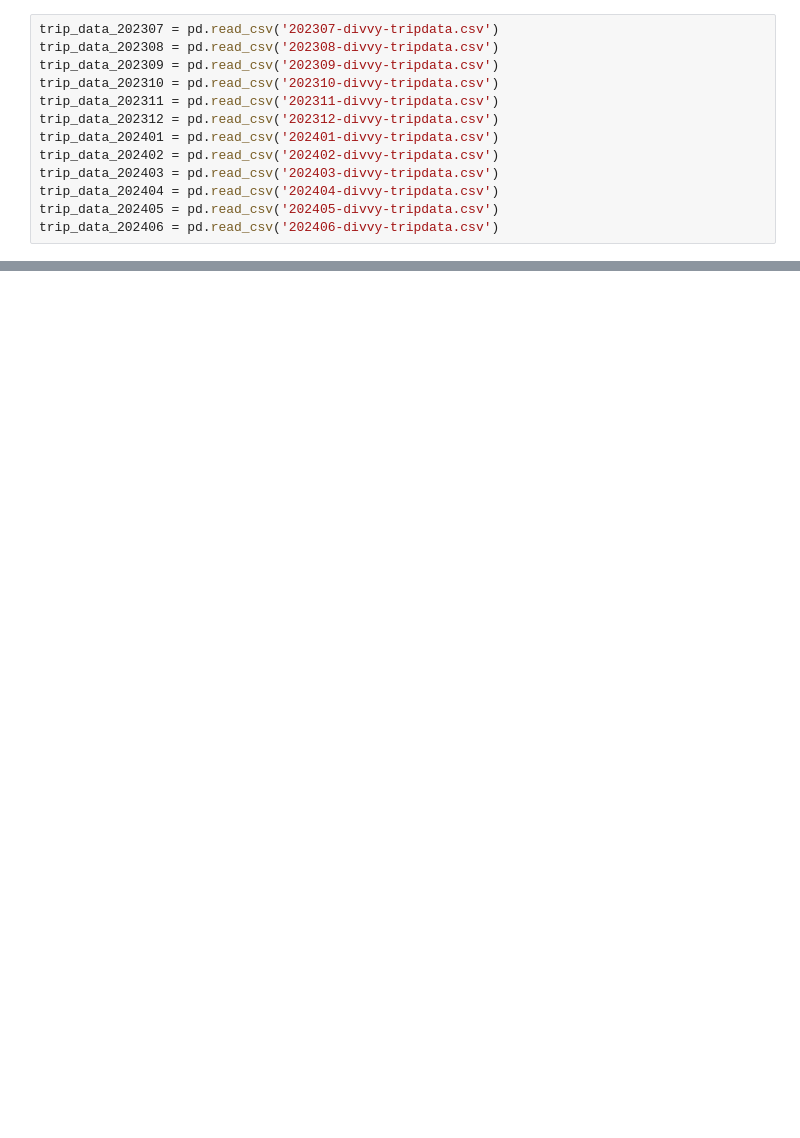
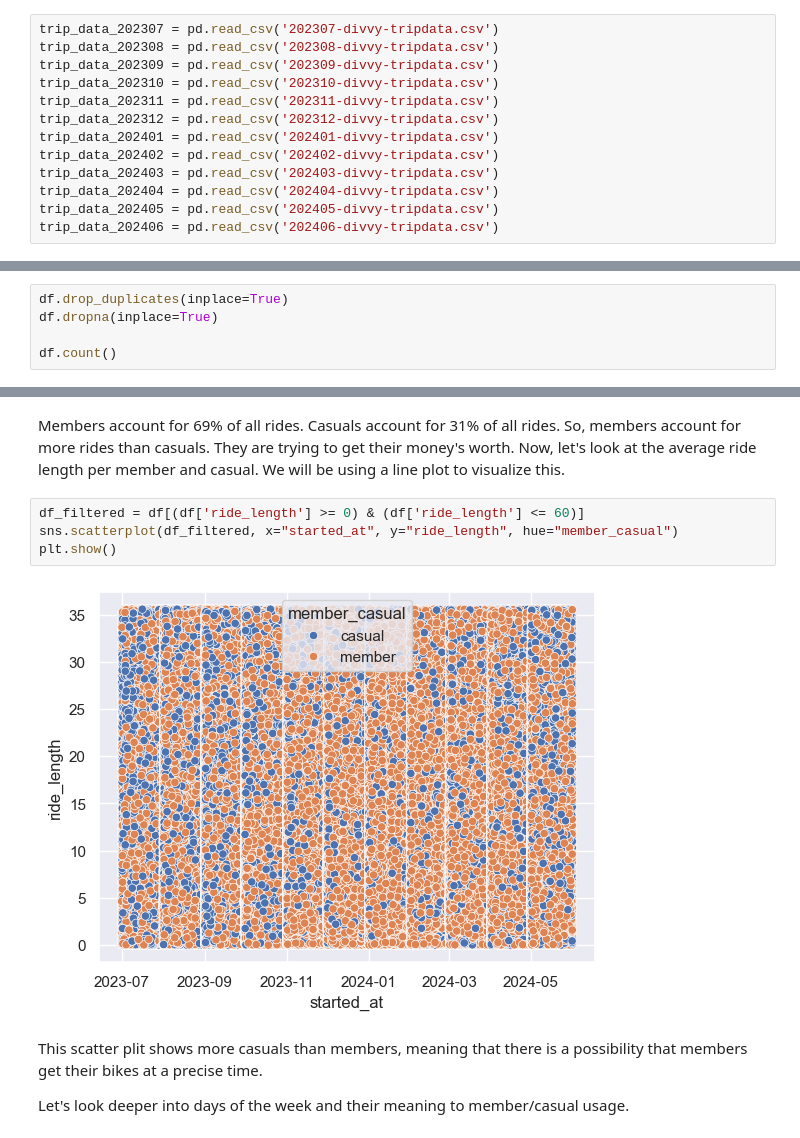
Before and after one commit to ematta/cyclistic, a Jupyter notebook: cyclistic.ipynb, the cells around one changed output, grey strips where cells are left out. Drawn from its saved outputs; the diff is of its cells as text; blank space fills up the shorter version.

```diff
--- a/cyclistic.ipynb
+++ b/cyclistic.ipynb
@@ -146,0 +168,5 @@ After we do that, we will conclude with filtering out some outliers from our cod
+# %%
+df.drop_duplicates(inplace=True)
+df.dropna(inplace=True)
+
+df.count()
@@ -177,0 +286,12 @@ Now let's see how our plot looks like again.
+# %% [markdown]
+Members account for 69% of all rides. Casuals account for 31% of all rides. So, members account for more rides than casuals. They are trying to get their money's worth. Now, let's look at the average ride length per member and casual. We will be using a line plot to visualize this.
+# %%
+df_filtered = df[(df['ride_length'] >= 0) & (df['ride_length'] <= 60)]
+sns.scatterplot(df_filtered, x="started_at", y="ride_length", hue="member_casual")
+plt.show()
+# %% [output]
+[figure, added]
+# %% [markdown]
+This scatter plit shows more casuals than members, meaning that there is a possibility that members get their bikes at a precise time.
+
+Let's look deeper into days of the week and their meaning to member/casual usage.
```
Also changed, not shown: parts of 45 cells of this notebook, 1 other file.
